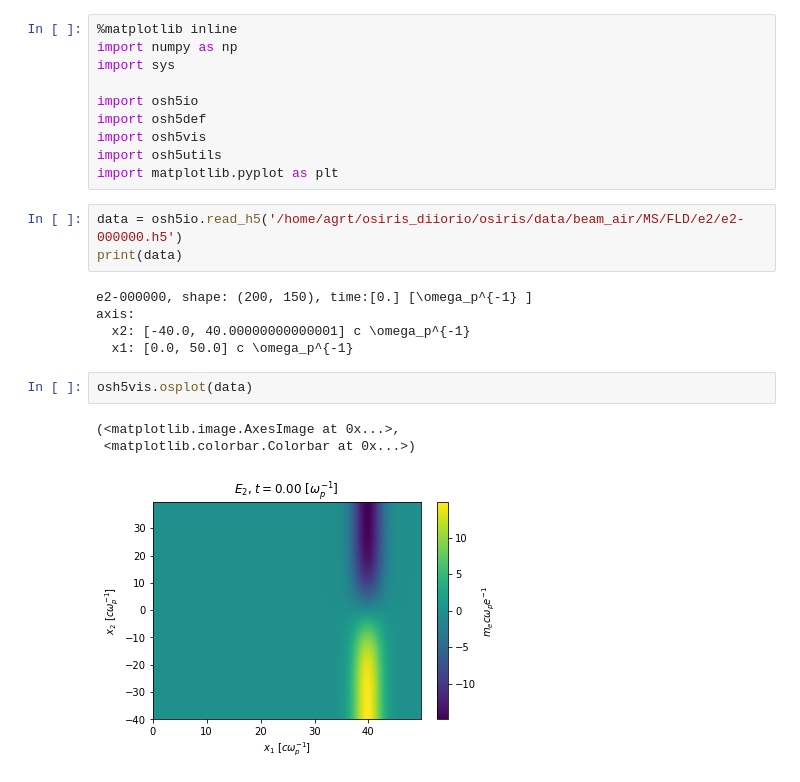
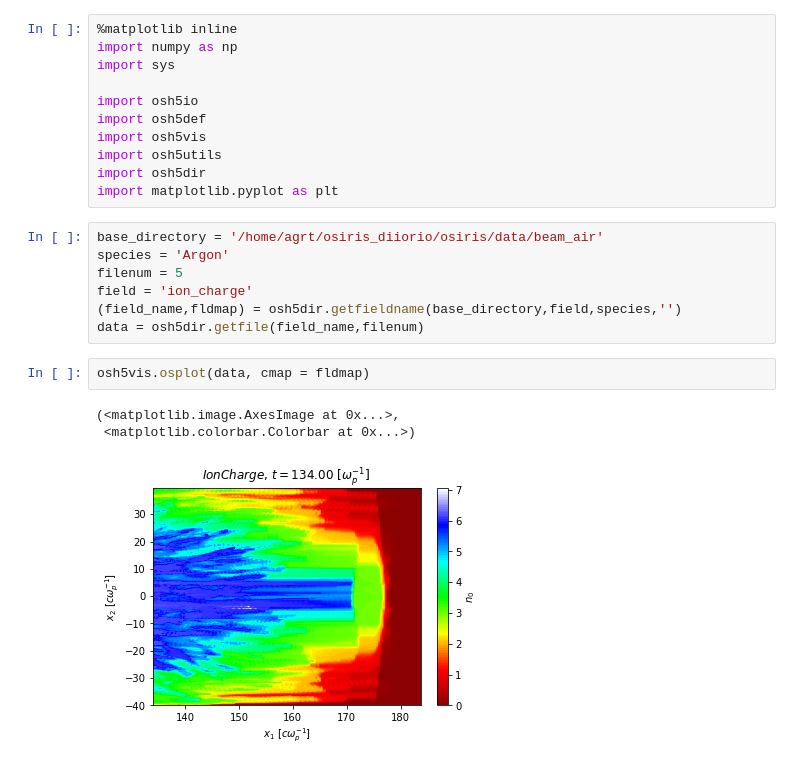
Before and after one commit to alecgrthomas/pyVisOS, a Jupyter notebook: os_analysis_worksheet.ipynb, the cells around one changed output. Cells and saved outputs as stored; diff of their text form.

```diff
--- a/os_analysis_worksheet.ipynb
+++ b/os_analysis_worksheet.ipynb
@@ -7,18 +7,18 @@ import osh5io
 import osh5def
 import osh5vis
 import osh5utils
+import osh5dir
 import matplotlib.pyplot as plt
-# %%
-data = osh5io.read_h5('/home/agrt/osiris_diiorio/osiris/data/beam_air/MS/FLD/e2/e2-000000.h5')
-print(data)
-# %% [output]
-e2-000000, shape: (200, 150), time:[0.] [\omega_p^{-1} ]
-axis:
-  x2: [-40.0, 40.00000000000001] c \omega_p^{-1}
-  x1: [0.0, 50.0] c \omega_p^{-1}
+# %%
+base_directory = '/home/agrt/osiris_diiorio/osiris/data/beam_air'
+species = 'Argon'
+filenum = 5
+field = 'ion_charge'
+(field_name,fldmap) = osh5dir.getfieldname(base_directory,field,species,'')
+data = osh5dir.getfile(field_name,filenum)
 # %%
-osh5vis.osplot(data)
+osh5vis.osplot(data, cmap = fldmap)
 # %% [output]
 (<matplotlib.image.AxesImage at 0x...>,
  <matplotlib.colorbar.Colorbar at 0x...>)
-[figure, old version]
+[figure, new version]
```
Also changed, not shown: 2 other files.
